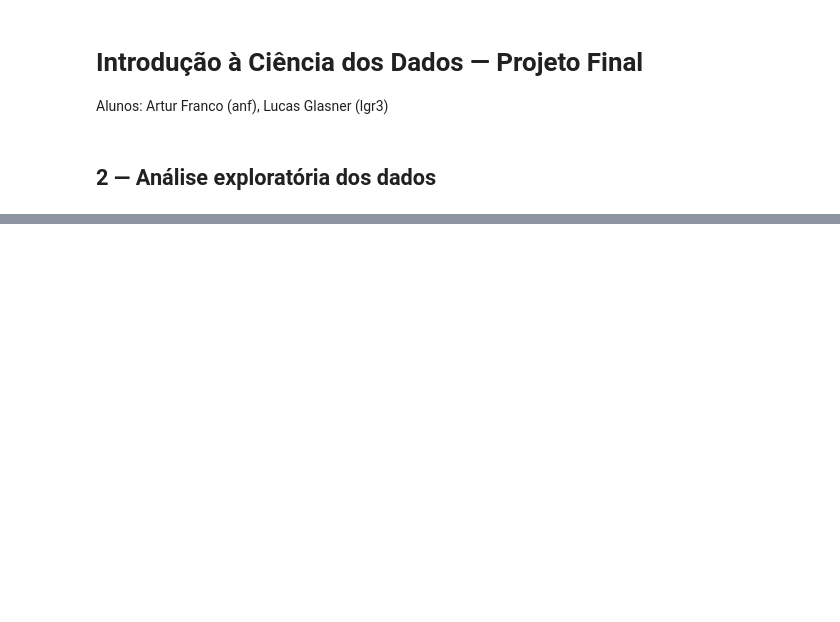
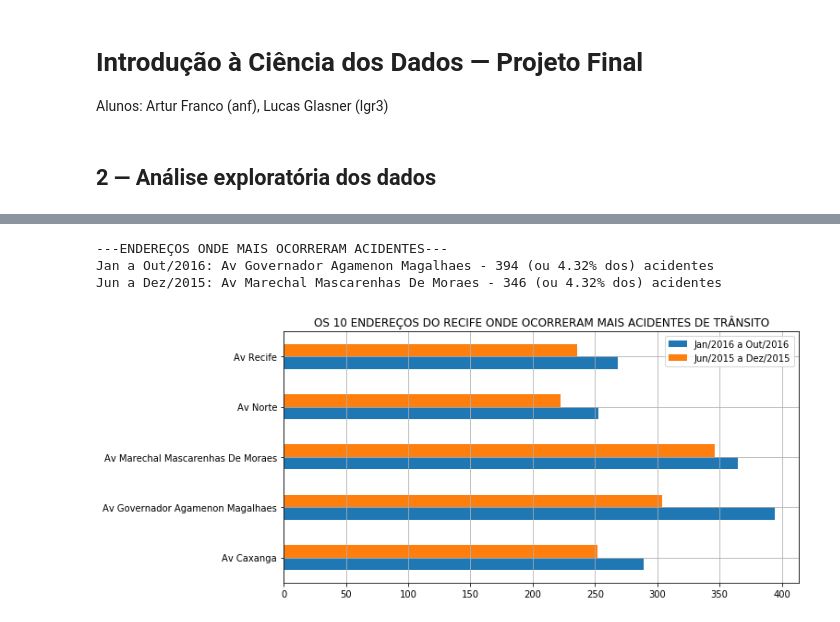
Before and after one commit to if1015-datascience-ufpe/projeto-2017-1-datascienceteam, a Jupyter notebook: 02_analises-e-resultados.ipynb, the cells around one changed output, grey strips where cells are left out. Saved outputs shown, nothing was run; the diff lists cells and outputs as text; code cells hidden in the pictures; blank space fills up the shorter version.

```diff
--- a/02_analises-e-resultados.ipynb
+++ b/02_analises-e-resultados.ipynb
@@ -13,0 +124,34 @@ from IPython.display import display
+# %%
+# PLOTS
+
+top10_enderecos2016 = acidentes2016.groupby('endereco').size().sort_values(ascending=False)[:5]
+top10_enderecos2016.to_frame()
+top10_enderecos2015 = acidentes2015.groupby('endereco').size().sort_values(ascending=False)[:5]
+top10_enderecos2015.to_frame()
+top10_enderecos = pd.concat([top10_enderecos2016, top10_enderecos2015], axis=1)
+top10_enderecos.columns = ['Jan/2016 a Out/2016','Jun/2015 a Dez/2015']
+top10_enderecos.plot.barh(title='OS 10 ENDEREÇOS DO RECIFE ONDE OCORRERAM MAIS ACIDENTES DE TRÂNSITO',
+                        grid=True, figsize=(10,5))
+
+# MODAS
+
+# Endereço onde mais ocorreu acidentes em 2016
+endereco_moda2016 = acidentes2016.endereco.mode()[0]
+qtd_endereco2016 = acidentes2016.groupby('endereco').size().sort_values(ascending=False)[0]
+
+# Endereço onde mais ocorreu acidentes em 2015
+endereco_moda2015 = acidentes2015.endereco.mode()[0]
+qtd_endereco2015 = acidentes2015.groupby('endereco').size().sort_values(ascending=False)[0]
+
+# Calculando porcentagens
+pct_endereco2016 = round(qtd_endereco2016*100.0/acidentes2016.shape[0], 2)
+pct_endereco2015 = round(qtd_endereco2015*100.0/acidentes2015.shape[0], 2)
+
+print('---ENDEREÇOS ONDE MAIS OCORRERAM ACIDENTES---')
+print('Jan a Out/2016: {} - {} (ou {}% dos) acidentes'.format(endereco_moda2016, qtd_endereco2016, pct_endereco2016))
+print('Jun a Dez/2015: {} - {} (ou {}% dos) acidentes'.format(endereco_moda2015, qtd_endereco2015, pct_endereco2016))
+# %% [output]
+---ENDEREÇOS ONDE MAIS OCORRERAM ACIDENTES---
+Jan a Out/2016: Av Governador Agamenon Magalhaes - 394 (ou 4.32% dos) acidentes
+Jun a Dez/2015: Av Marechal Mascarenhas De Moraes - 346 (ou 4.32% dos) acidentes
+[figure, added]
```
Also changed, not shown: parts of 30 cells of this notebook, 1 other file.
